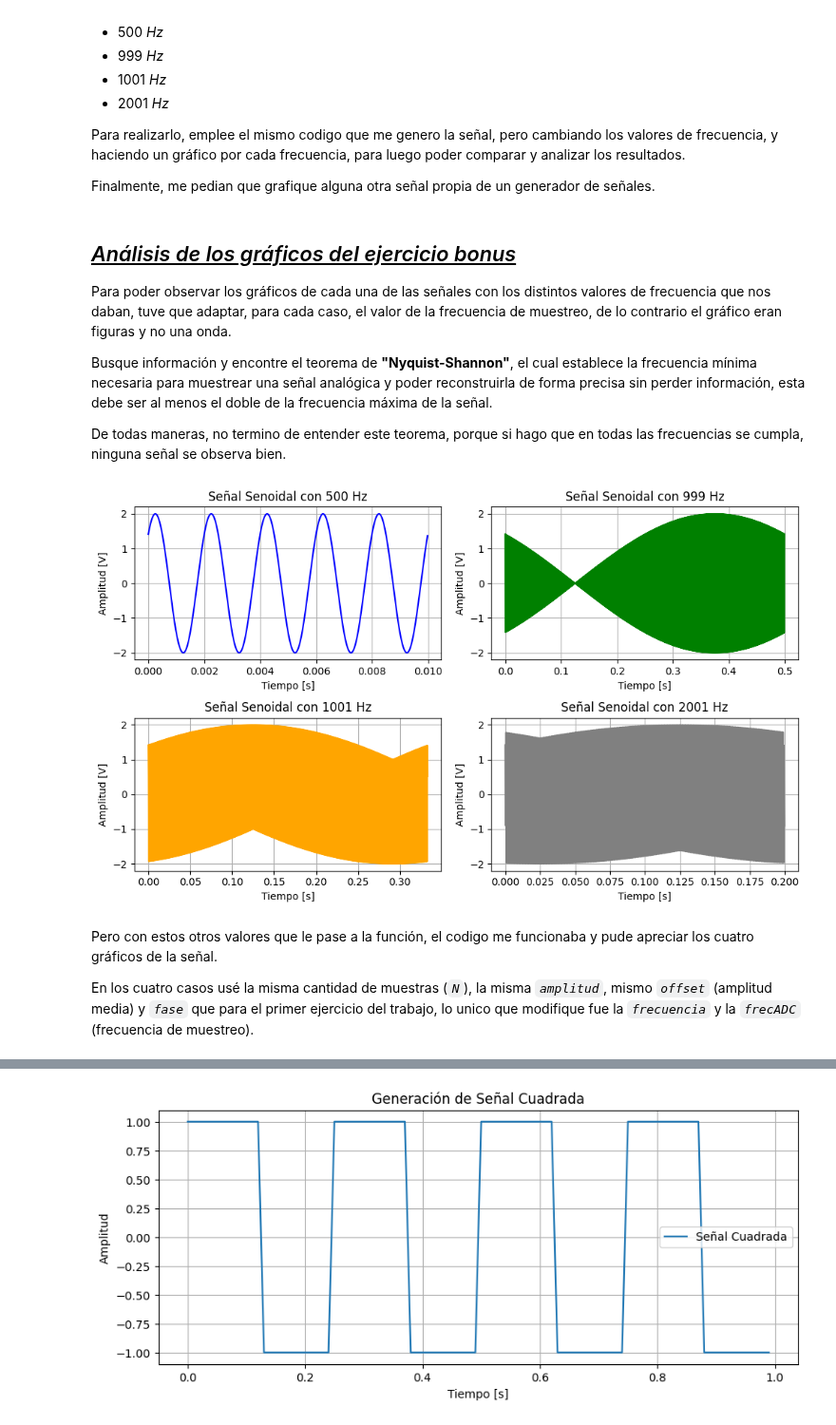
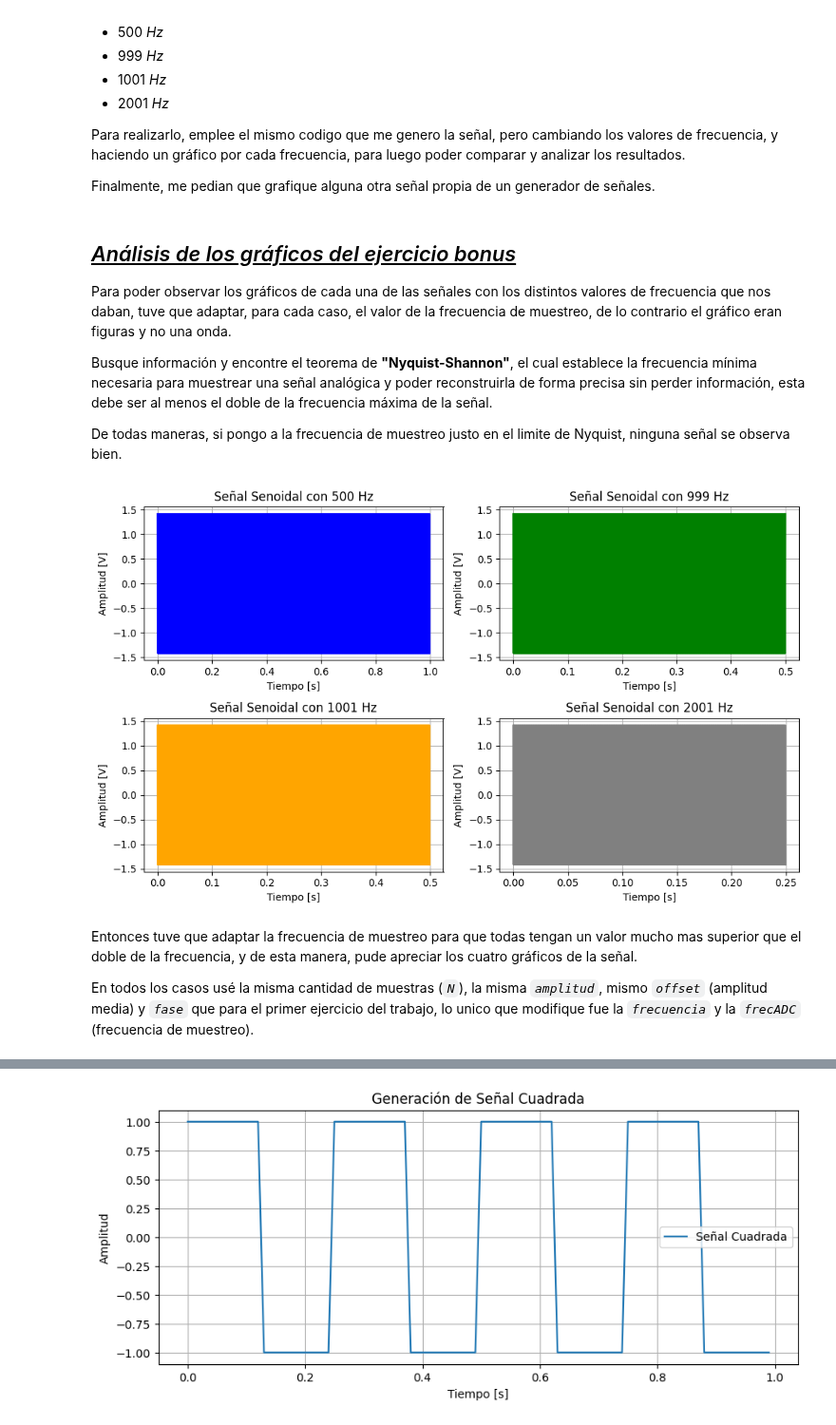
Before and after one commit to Catalina-git/APS, a Jupyter notebook: TP0 - Primeros pasos en la simulacion/TS0 - Primeros pasos en la simulación.ipynb, the cells around one changed output, grey strips where cells are left out. Shown at 95% size. Cells and saved outputs as stored; diff of their text form; code cells hidden in the pictures.

```diff
--- a/TP0 - Primeros pasos en la simulacion/TS0 - Primeros pasos en la simulación.ipynb
+++ b/TP0 - Primeros pasos en la simulacion/TS0 - Primeros pasos en la simulación.ipynb
@@ -118,7 +118,7 @@ Para poder observar los gráficos de cada una de las señales con los distintos
 
 Busque información y encontre el teorema de **"Nyquist-Shannon"**, el cual establece la frecuencia mínima necesaria para muestrear una señal analógica y poder reconstruirla de forma precisa sin perder información, esta debe ser al menos el doble de la frecuencia máxima de la señal.
 
-De todas maneras, no termino de entender este teorema, porque si hago que en todas las frecuencias se cumpla, ninguna señal se observa bien.
+De todas maneras, si pongo a la frecuencia de muestreo justo en el limite de Nyquist, ninguna señal se observa bien.
 # %%
 # EJERCICIO BONUS (SIGUIENDO EL TEOREMA DE NYQUIST-SHANNON)
 
@@ -145,46 +145,46 @@ plt.figure(figsize=(10, 6))  # Tamaño de la figura (ancho, alto)
 
 # Señal 500 Hz
 plt.subplot(2, 2, 1)
-tt, xx = mi_funcion_sen(2, 0, 500, np.pi/4, 1000, 100000)
+tt, xx = mi_funcion_sen(2, 0, 500, np.pi/4, 1000, 1000)
 plt.plot(tt, xx, '-', color='blue')
 plt.title("Señal Senoidal con 500 Hz")
 plt.xlabel("Tiempo [s]")
 plt.ylabel("Amplitud [V]")
 plt.grid(True)
 
 # Señal 999 Hz
 plt.subplot(2, 2, 2)
-tt, xx = mi_funcion_sen(2, 0, 999, np.pi/4, 1000, 2000)
+tt, xx = mi_funcion_sen(2, 0, 999, np.pi/4, 1000, 1998)
 plt.plot(tt, xx, '-', color='green')
 plt.title("Señal Senoidal con 999 Hz")
 plt.xlabel("Tiempo [s]")
 plt.ylabel("Amplitud [V]")
 plt.grid(True)
 
 # Señal 1001 Hz
 plt.subplot(2, 2, 3)
-tt, xx = mi_funcion_sen(2, 0, 1001, np.pi/4, 1000, 3000)
+tt, xx = mi_funcion_sen(2, 0, 1001, np.pi/4, 1000, 2002)
 plt.plot(tt, xx, '-', color='orange')
 plt.title("Señal Senoidal con 1001 Hz")
 plt.xlabel("Tiempo [s]")
 plt.ylabel("Amplitud [V]")
 plt.grid(True)
 
 # Señal 2001 Hz
 plt.subplot(2, 2, 4)
-tt, xx = mi_funcion_sen(2, 0, 2001, np.pi/4, 1000, 5000)
+tt, xx = mi_funcion_sen(2, 0, 2001, np.pi/4, 1000, 4002)
 plt.plot(tt, xx, '-', color='grey')
 plt.title("Señal Senoidal con 2001 Hz")
 plt.xlabel("Tiempo [s]")
 plt.ylabel("Amplitud [V]")
 plt.grid(True)
 
 plt.tight_layout()
 plt.show()
 # %% [output]
-[figure, old version]
+[figure, new version]
 # %% [markdown]
-Pero con estos otros valores que le pase a la función, el codigo me funcionaba y pude apreciar los cuatro gráficos de la señal.
+Entonces tuve que adaptar la frecuencia de muestreo para que todas tengan un valor mucho mas superior que el doble de la frecuencia, y de esta manera, pude apreciar los cuatro gráficos de la señal.
 
-En los cuatro casos usé la misma cantidad de muestras (*`N`*), la misma *`amplitud`*, mismo *`offset`* (amplitud media) y *`fase`* que para el primer ejercicio del trabajo, lo unico que modifique fue la *`frecuencia`* y la *`frecADC`* (frecuencia de muestreo).
+En todos los casos usé la misma cantidad de muestras (*`N`*), la misma *`amplitud`*, mismo *`offset`* (amplitud media) y *`fase`* que para el primer ejercicio del trabajo, lo unico que modifique fue la *`frecuencia`* y la *`frecADC`* (frecuencia de muestreo).
 # %%
```
Also changed, not shown: parts of 3 cells of this notebook, 2 other files.
